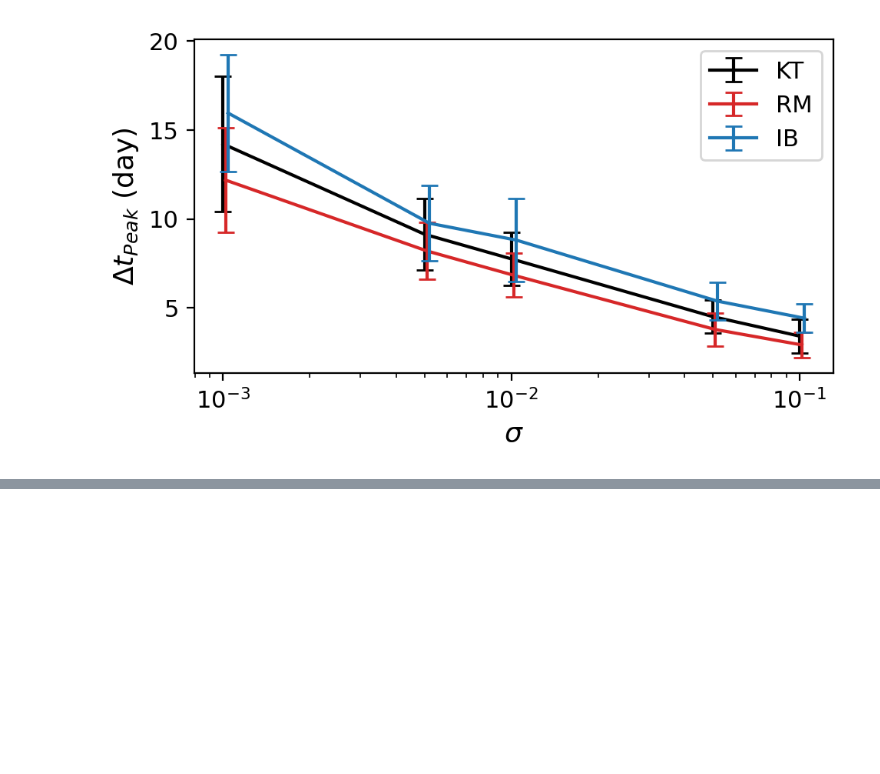
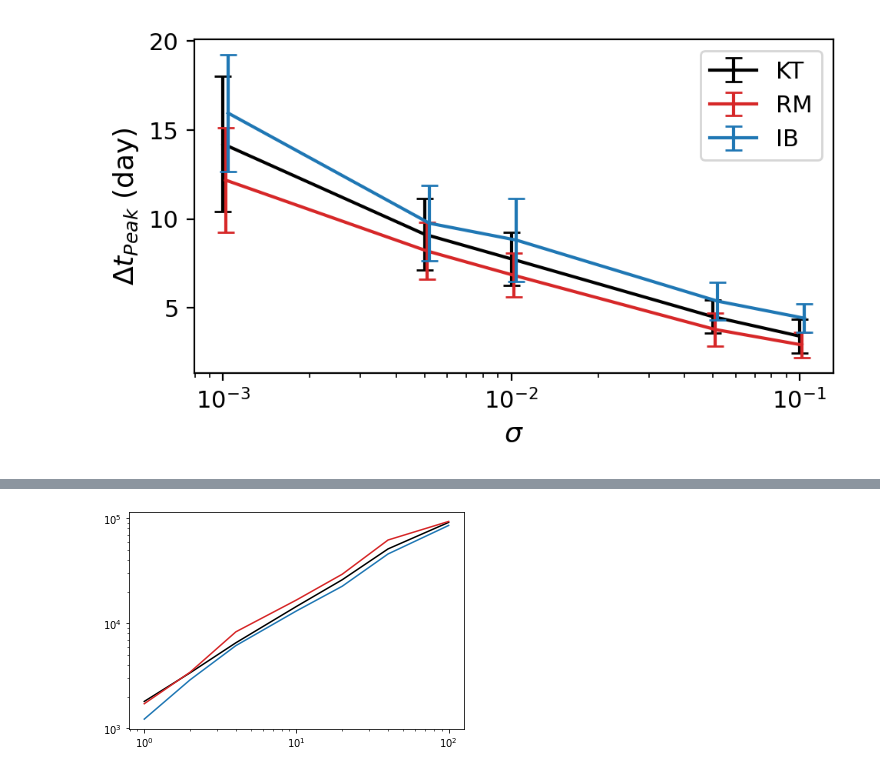
Before and after one commit to FrancoAquistapace/ComplexNetworksEpidemiology, a Jupyter notebook: analysis.ipynb, the cells around one changed output, grey strips where cells are left out. Drawn from its saved outputs; the diff is of its cells as text; code cells hidden in the pictures; blank space fills up the shorter version.

```diff
--- a/analysis.ipynb
+++ b/analysis.ipynb
@@ -262,0 +378,21 @@ plot_peak_intervals(M_pct_vals, delta_res_mean, delta_res_err)
+# %%
+# Get peak heights
+res_heights = dict()
+for mname in models:
+    res_heights[mname] = [
+        get_peak_height(all_traj_ln[mname][gamma], m=5)\
+        for gamma in gamma_vals
+    ]
+# %%
+# Figure params
+FONTSIZE = 13
+CAPSIZE = 4
+COLORS = ['k','tab:red','tab:blue']
+
+for i, mname in enumerate(models):
+    tau_days = 1/np.array(gamma_vals_days)
+    plt.plot(tau_days, res_heights[mname], c=COLORS[i])
+plt.yscale('log')
+plt.xscale('log')
+# %% [output]
+[figure, added]
```
Also changed, not shown: parts of 6 cells of this notebook, 46 other files.
